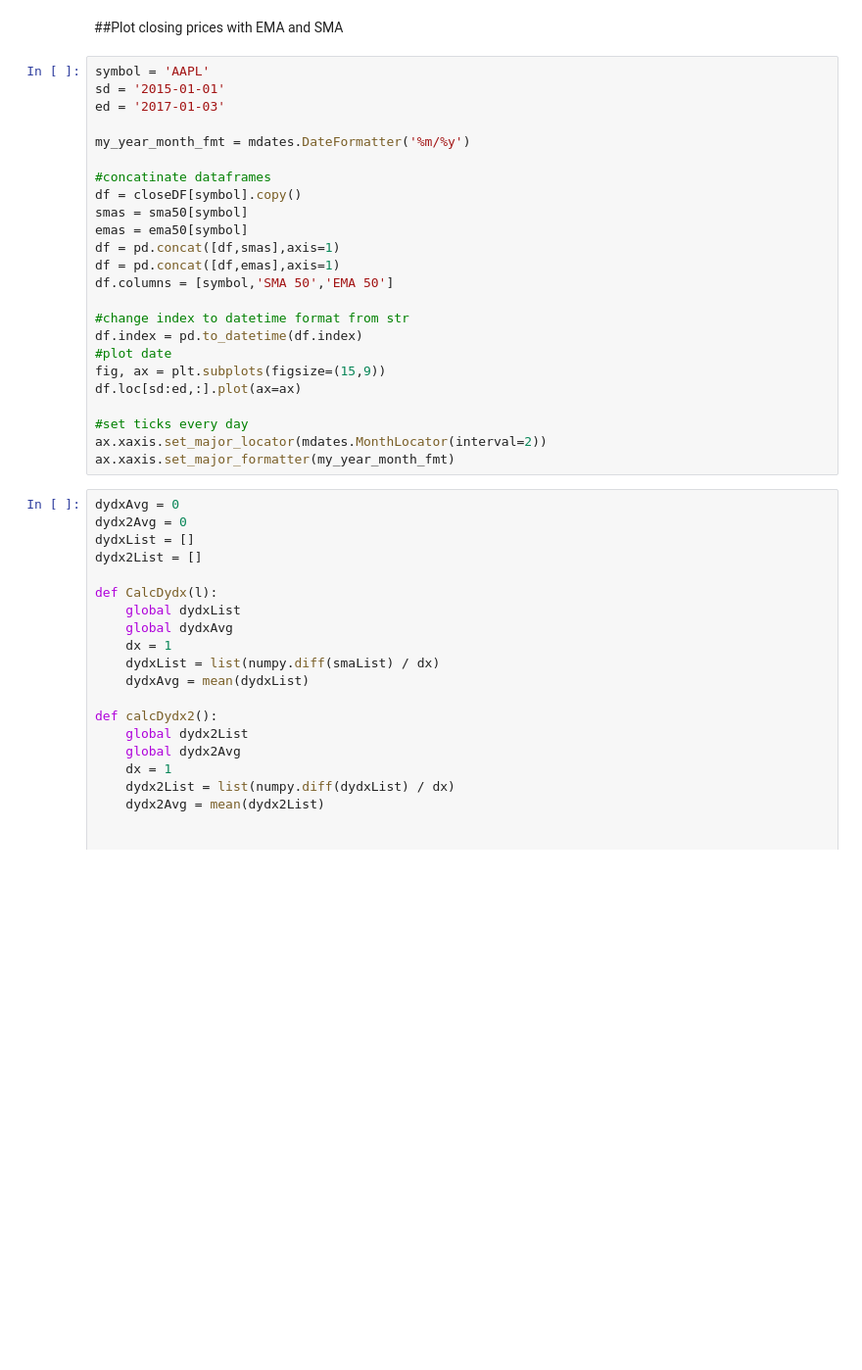
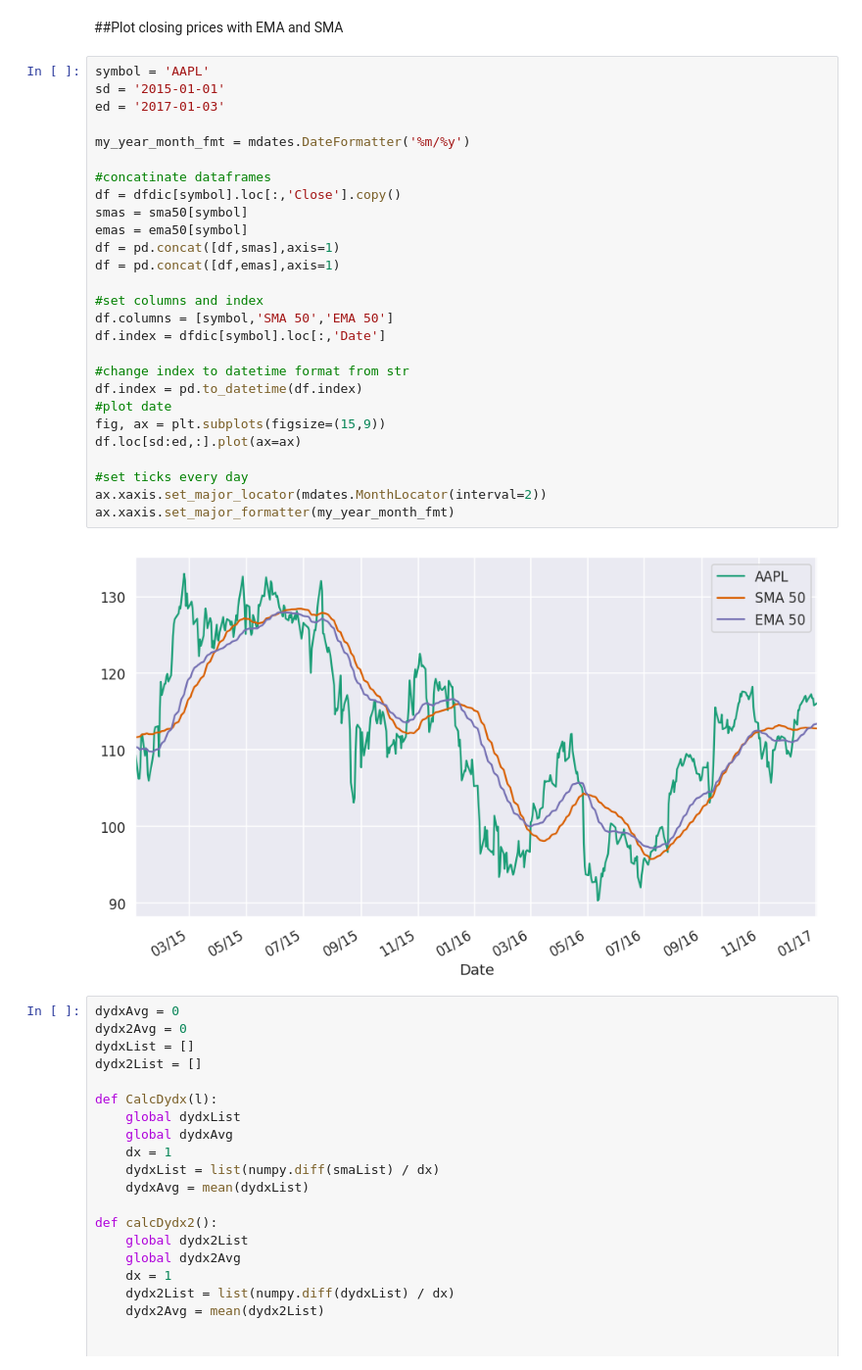
Before and after one commit to nicknovoa03/Stock-trader, a Jupyter notebook: analysis.ipynb, the cells around one changed output. Shown: that part at 98% size. Cells and saved outputs as stored; diff of their text form; blank space fills up the shorter version.

```diff
--- a/analysis.ipynb
+++ b/analysis.ipynb
@@ -181,27 +188,32 @@ ax.xaxis.set_major_formatter(my_year_month_fmt)
 # %%
 symbol = 'AAPL'
 sd = '2015-01-01'
 ed = '2017-01-03'
 
 my_year_month_fmt = mdates.DateFormatter('%m/%y')
 
 #concatinate dataframes
-df = closeDF[symbol].copy()
+df = dfdic[symbol].loc[:,'Close'].copy()
 smas = sma50[symbol]
 emas = ema50[symbol]
 df = pd.concat([df,smas],axis=1)
 df = pd.concat([df,emas],axis=1)
+
+#set columns and index
 df.columns = [symbol,'SMA 50','EMA 50']
+df.index = dfdic[symbol].loc[:,'Date']
 
 #change index to datetime format from str
 df.index = pd.to_datetime(df.index)
 #plot date
 fig, ax = plt.subplots(figsize=(15,9))
 df.loc[sd:ed,:].plot(ax=ax)
 
 #set ticks every day
 ax.xaxis.set_major_locator(mdates.MonthLocator(interval=2))
 ax.xaxis.set_major_formatter(my_year_month_fmt)
+# %% [output]
+[figure, added]
 # %%
 dydxAvg = 0
 dydx2Avg = 0
```
Also changed, not shown: parts of 2 cells of this notebook.
